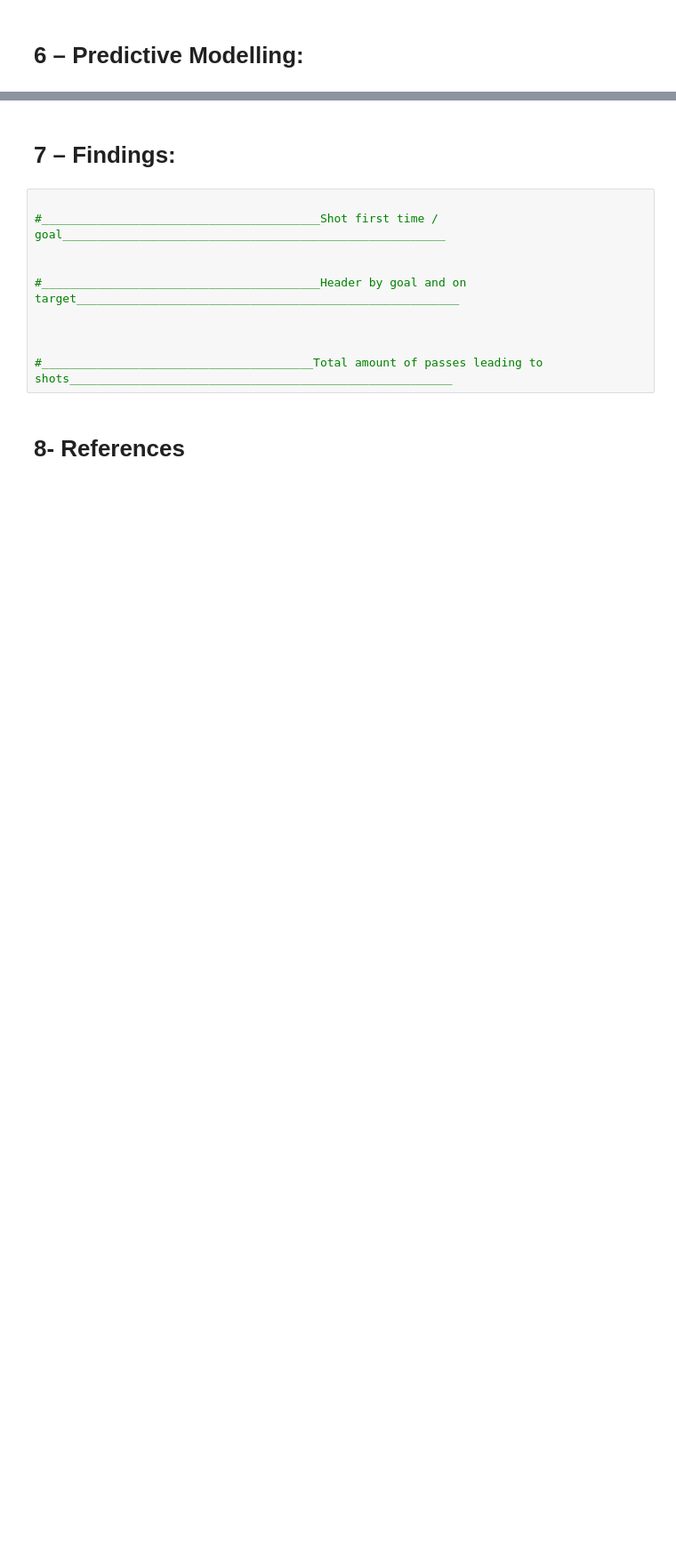
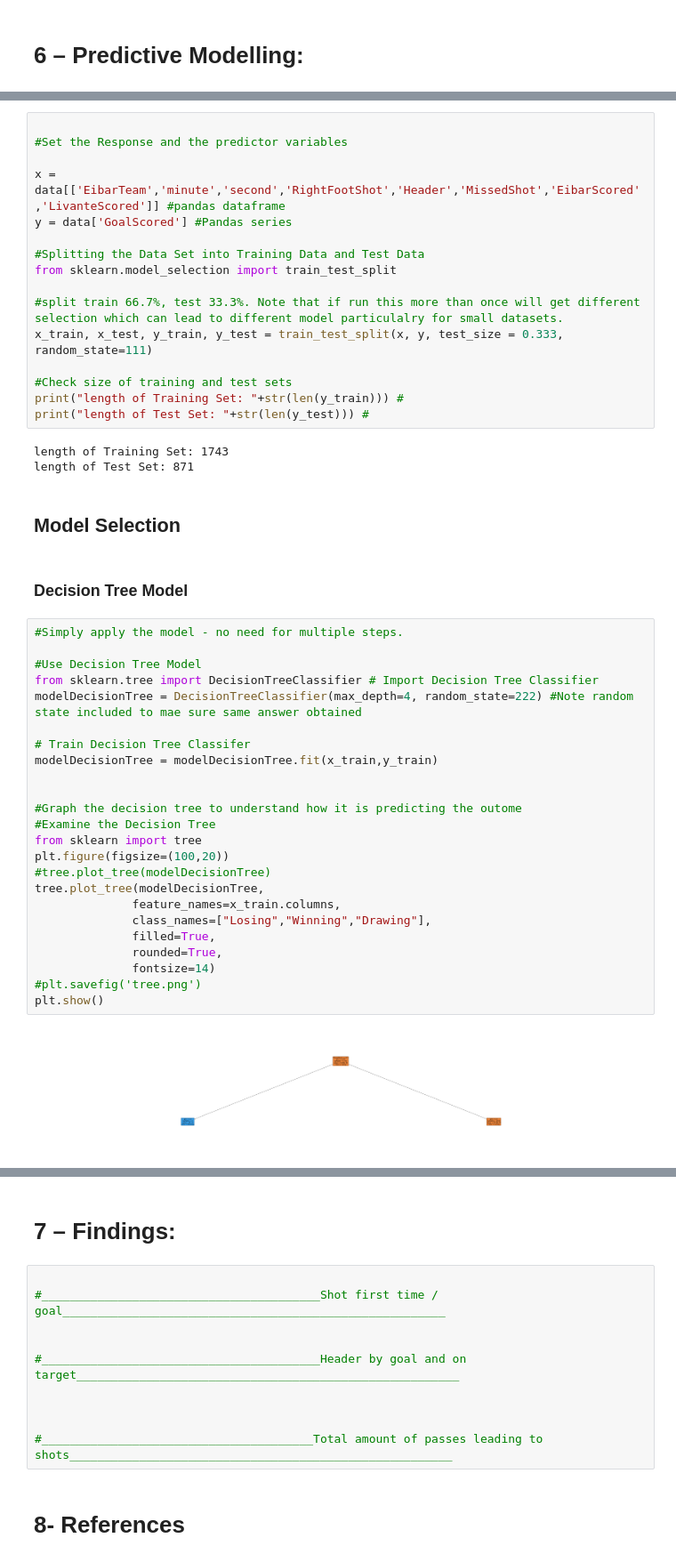
Before and after one commit to NojusMat/DataScience_CA2, a Jupyter notebook: NojusMatuseviciusDAProject.ipynb, the cells around one changed output, grey strips where cells are left out. Shown at 89% size. Drawn from its saved outputs; the diff is of its cells as text; blank space fills up the shorter version.

Commit message:
Predictive Modelling

```diff
--- a/NojusMatuseviciusDAProject.ipynb
+++ b/NojusMatuseviciusDAProject.ipynb
@@ -1517,0 +1554,49 @@ Diagram 1: Heatmap of Correlations
+# %%
+
+#Set the Response and the predictor variables
+
+x = data[['EibarTeam','minute','second','RightFootShot','Header','MissedShot','EibarScored','LivanteScored']] #pandas dataframe
+y = data['GoalScored'] #Pandas series
+
+#Splitting the Data Set into Training Data and Test Data
+from sklearn.model_selection import train_test_split
+
+#split train 66.7%, test 33.3%. Note that if run this more than once will get different selection which can lead to different model particulalry for small datasets.
+x_train, x_test, y_train, y_test = train_test_split(x, y, test_size = 0.333, random_state=111)
+
+#Check size of training and test sets
+print("length of Training Set: "+str(len(y_train))) #
+print("length of Test Set: "+str(len(y_test))) #
+# %% [output]
+length of Training Set: 1743
+length of Test Set: 871
+# %% [markdown]
+## Model Selection
+# %% [markdown]
+### Decision Tree Model
+# %%
+#Simply apply the model - no need for multiple steps.
+
+#Use Decision Tree Model
+from sklearn.tree import DecisionTreeClassifier # Import Decision Tree Classifier
+modelDecisionTree = DecisionTreeClassifier(max_depth=4, random_state=222) #Note random state included to mae sure same answer obtained
+
+# Train Decision Tree Classifer
+modelDecisionTree = modelDecisionTree.fit(x_train,y_train)
+
+
+#Graph the decision tree to understand how it is predicting the outome
+#Examine the Decision Tree
+from sklearn import tree
+plt.figure(figsize=(100,20))
+#tree.plot_tree(modelDecisionTree)
+tree.plot_tree(modelDecisionTree,
+              feature_names=x_train.columns,
+              class_names=["Losing","Winning","Drawing"],
+              filled=True,
+              rounded=True,
+              fontsize=14)
+#plt.savefig('tree.png')
+plt.show()
+# %% [output]
+[figure, added]
```
Also changed, not shown: parts of 17 cells of this notebook.
